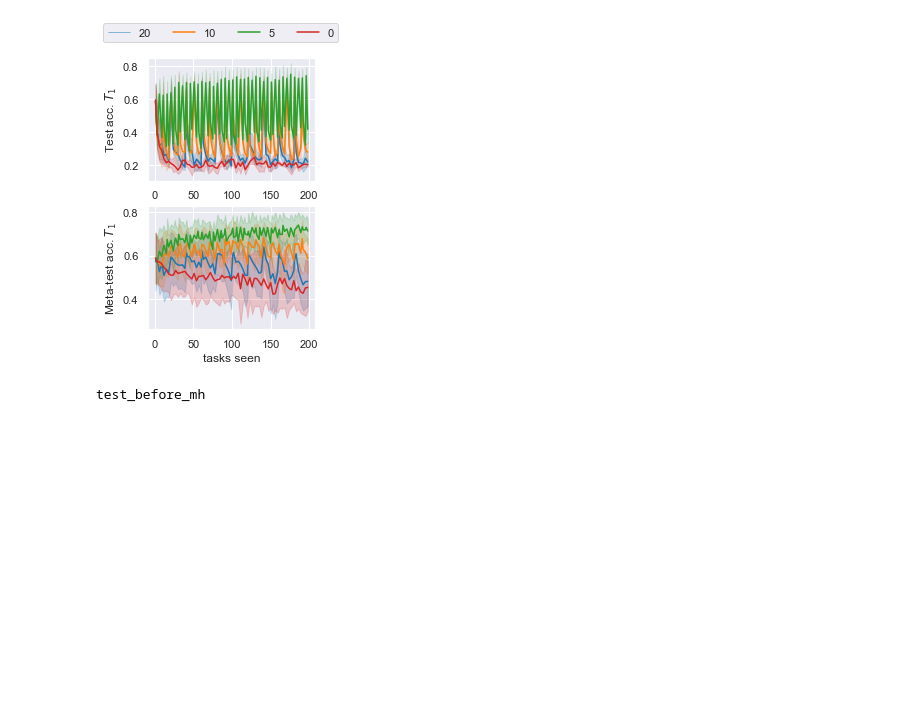
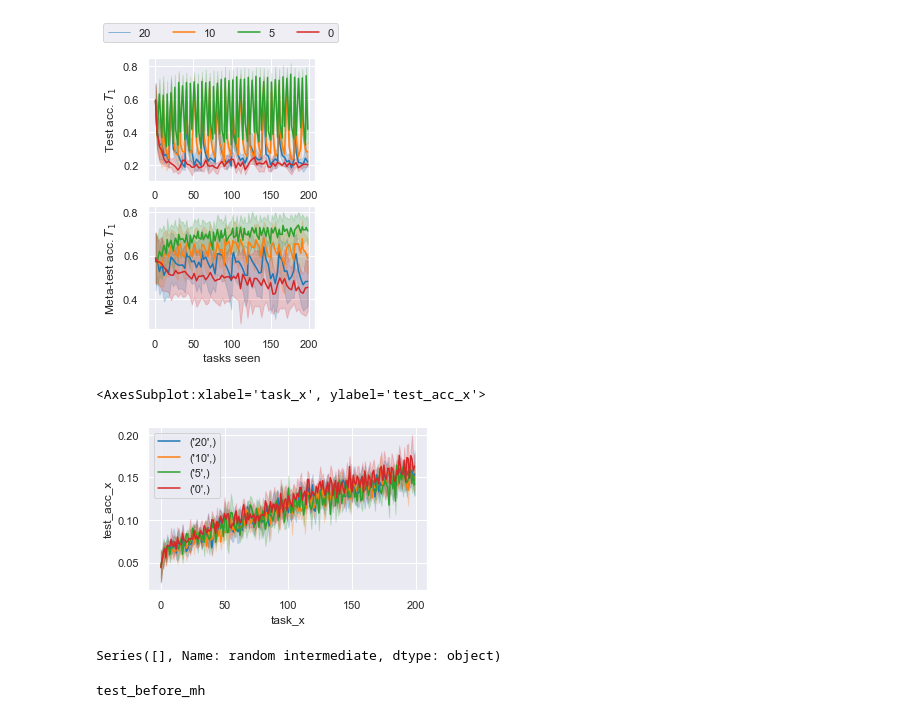
Before and after one commit to oleksost/convergence_plots, a Jupyter notebook: plots_2.ipynb, the cells around one changed output. Drawn from its saved outputs; the diff is of its cells as text; code cells hidden in the pictures; blank space fills up the shorter version.

```diff
--- a/plots_2.ipynb
+++ b/plots_2.ipynb
@@ -326,6 +326,29 @@ for i,c in enumerate(plot_col):
 test_before_mh
 test_after_mh
 [figure]
+# %%
+hue = ["revisit_meta_task_every"]
+plot_col= ["test_before_mh", "test_after_mh"]#,"lr_speed"]
+palette = sns.color_palette("tab10",4)
+x_names = ["", "tasks seen", "tasks seen"]
+y_names = [r"Test acc. $T_1$", r"Meta-test acc. $T_1$", r"Learning rate speed"]
+df_here= df
+# seaborn put grey background of plot
+# sns.set_style("whitegrid")
+sns.set(font_scale=1)
+
+# filter only runs without perturbation
+df_here = df_here[df_here["random intermediate"] == "interm. same domain"]
+
+fig, axs = plt.subplots(figsize=(5,3))
+sns.lineplot(x='task_x', y='test_acc_x', hue=df_here[hue].apply(tuple, axis=1), data=df_here, palette=palette, ax=axs)#, ci=None)
+# %% [output]
+<AxesSubplot:xlabel='task_x', ylabel='test_acc_x'>
+[figure, added]
+# %%
+df_here["random intermediate"]
+# %% [output]
+Series([], Name: random intermediate, dtype: object)
 # %%
 hue = ["revisit_meta_task_every"]
 style = ["rand_perturb"]
```
Also changed, not shown: parts of 2 cells of this notebook.
